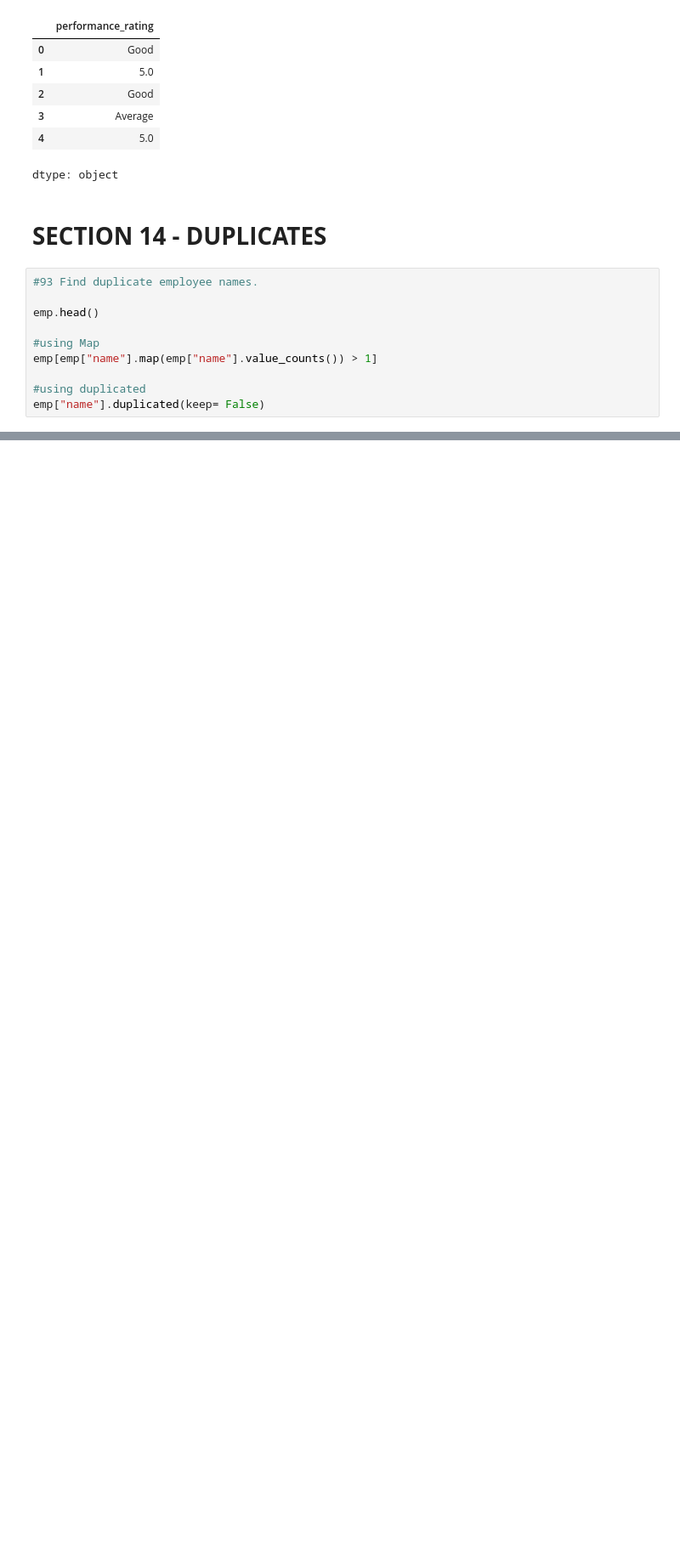
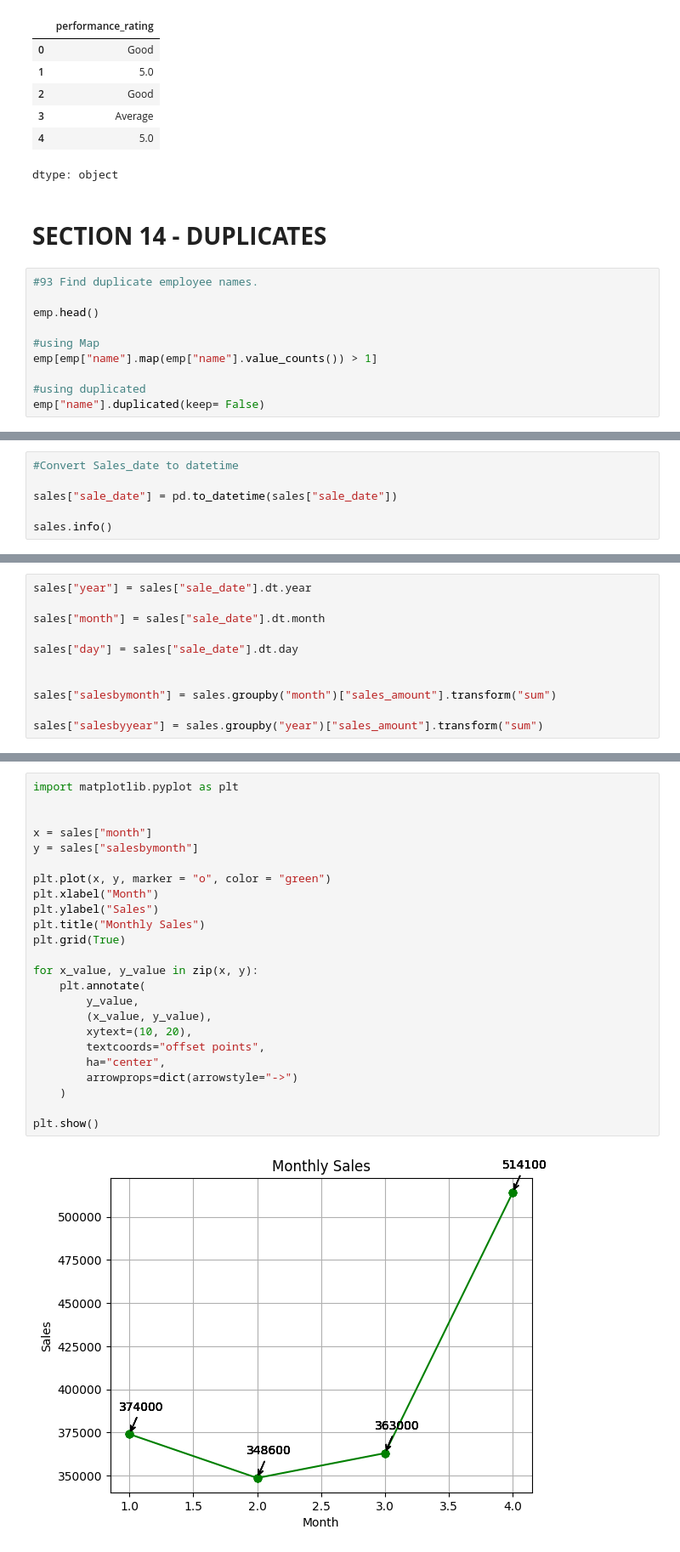
Before and after one commit to Vasista-G/GoogleCollab_Python, a Jupyter notebook: PandasLvL3/PandasLvL3Practice.ipynb, the cells around one changed output, grey strips where cells are left out. Shown at 85% size. Saved outputs shown, nothing was run; the diff lists cells and outputs as text; blank space fills up the shorter version.

```diff
--- a/PandasLvL3/PandasLvL3Practice.ipynb
+++ b/PandasLvL3/PandasLvL3Practice.ipynb
@@ -497,0 +597,6 @@ emp["name"].duplicated(keep= False)
+# %%
+#Convert Sales_date to datetime
+
+sales["sale_date"] = pd.to_datetime(sales["sale_date"])
+
+sales.info()
@@ -497,0 +619,11 @@ emp["name"].duplicated(keep= False)
+# %%
+sales["year"] = sales["sale_date"].dt.year
+
+sales["month"] = sales["sale_date"].dt.month
+
+sales["day"] = sales["sale_date"].dt.day
+
+
+sales["salesbymonth"] = sales.groupby("month")["sales_amount"].transform("sum")
+
+sales["salesbyyear"] = sales.groupby("year")["sales_amount"].transform("sum")
@@ -497,0 +639,26 @@ emp["name"].duplicated(keep= False)
+# %%
+import matplotlib.pyplot as plt
+
+
+x = sales["month"]
+y = sales["salesbymonth"]
+
+plt.plot(x, y, marker = "o", color = "green")
+plt.xlabel("Month")
+plt.ylabel("Sales")
+plt.title("Monthly Sales")
+plt.grid(True)
+
+for x_value, y_value in zip(x, y):
+    plt.annotate(
+        y_value,
+        (x_value, y_value),
+        xytext=(10, 20),
+        textcoords="offset points",
+        ha="center",
+        arrowprops=dict(arrowstyle="->")
+    )
+
+plt.show()
+# %% [output]
+[figure, added]
```
Also changed, not shown: parts of 15 cells of this notebook.
